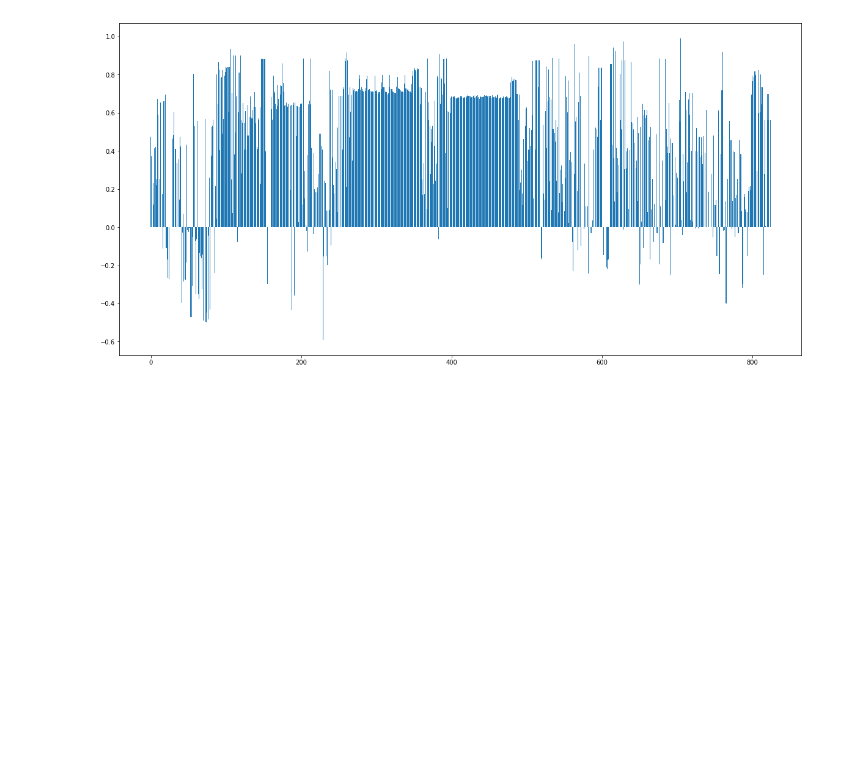
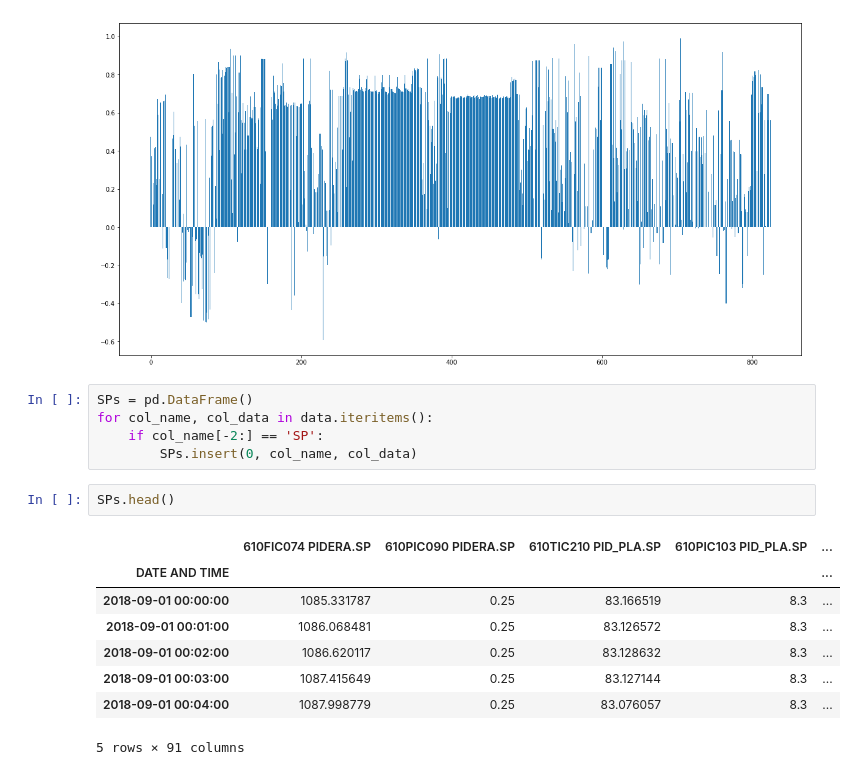
Before and after one commit to Psyrbin/Lukoil-anomaly-detection, a Jupyter notebook: Exploration.ipynb, the cells around one changed output. Drawn from its saved outputs; the diff is of its cells as text; blank space fills up the shorter version.

```diff
--- a/Exploration.ipynb
+++ b/Exploration.ipynb
@@ -96,3 +96,19 @@ plt.bar(range(data.shape[1]), normalized_data.mean() - 2*normalized_data.std() -
 # %% [output]
 <BarContainer object of 825 artists>
 [figure]
+# %%
+SPs = pd.DataFrame()
+for col_name, col_data in data.iteritems():
+    if col_name[-2:] == 'SP':
+        SPs.insert(0, col_name, col_data)
+# %%
+SPs.head()
+# %% [output]
+|  | 610FIC074 PIDERA.SP | 610PIC090 PIDERA.SP | 610TIC210 PID_PLA.SP | 610PIC103 PID_PLA.SP | ... |
+| DATE AND TIME |  |  |  |  | ... |
+| 2018-09-01 00:00:00 | 1085.331787 | 0.25 | 83.166519 | 8.3 | ... |
+| 2018-09-01 00:01:00 | 1086.068481 | 0.25 | 83.126572 | 8.3 | ... |
+| 2018-09-01 00:02:00 | 1086.620117 | 0.25 | 83.128632 | 8.3 | ... |
+| 2018-09-01 00:03:00 | 1087.415649 | 0.25 | 83.127144 | 8.3 | ... |
+| 2018-09-01 00:04:00 | 1087.998779 | 0.25 | 83.076057 | 8.3 | ... |
+5 rows × 91 columns
```
Also changed, not shown: parts of 3 cells of this notebook.
